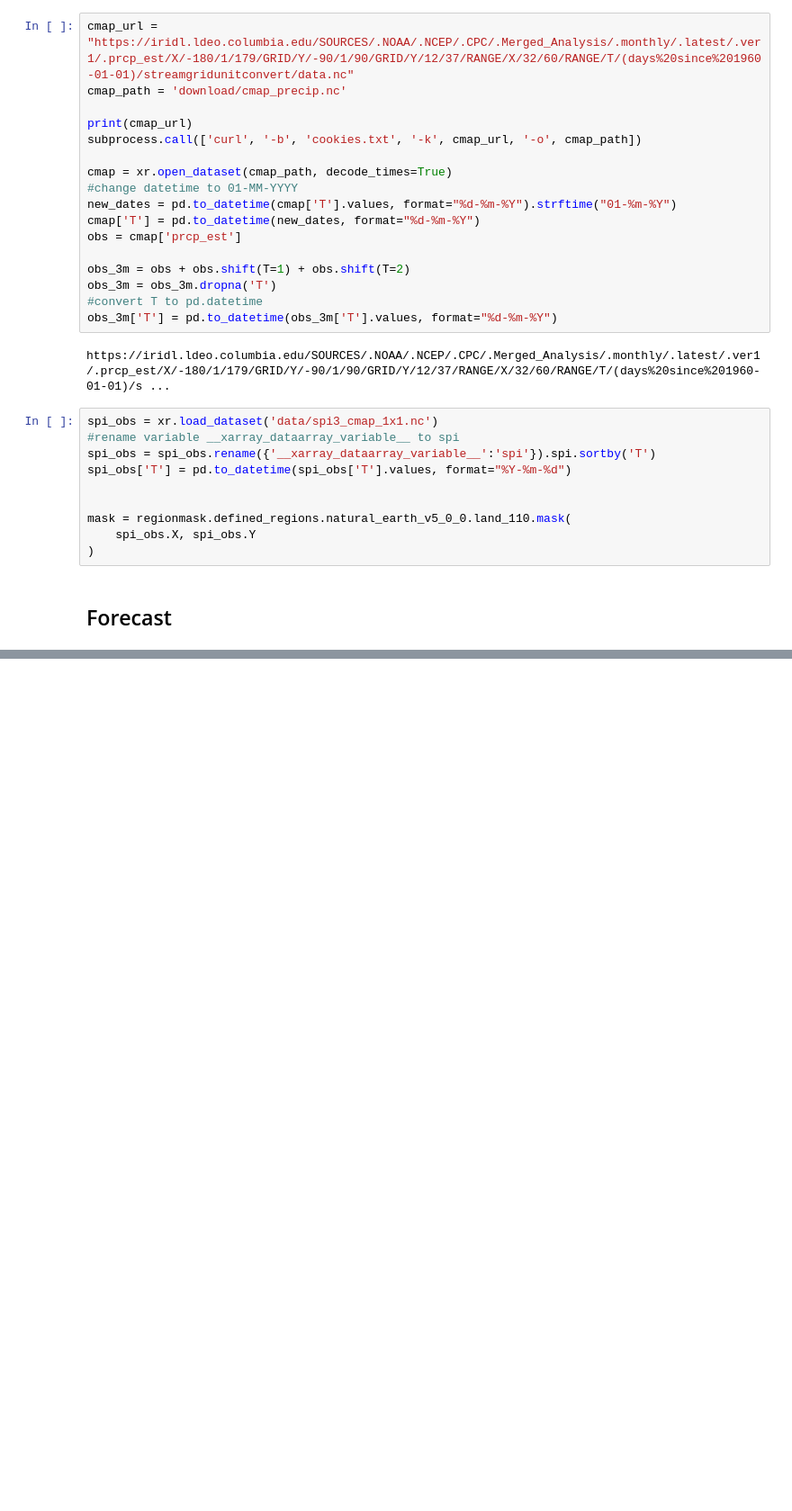
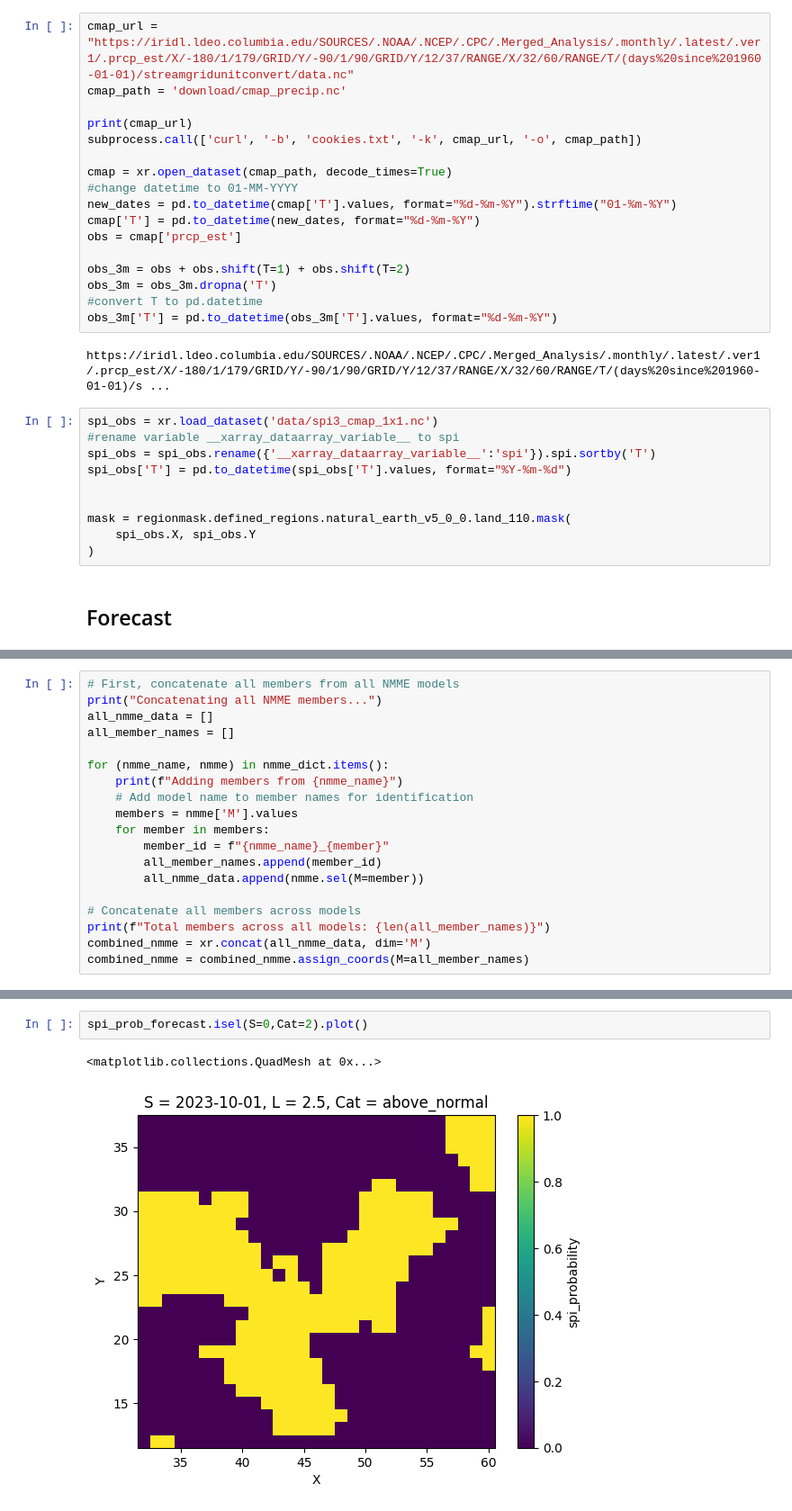
Before and after one commit to emileDesmaili/KAUSTgithub, a Jupyter notebook: SPI3_forecast_2324 PROBA.ipynb, the cells around one changed output, grey strips where cells are left out. Shown: that part at 90% size. Drawn from its saved outputs; the diff is of its cells as text; blank space fills up the shorter version.

```diff
--- a/SPI3_forecast_2324 PROBA.ipynb
+++ b/SPI3_forecast_2324 PROBA.ipynb
@@ -102,0 +100,19 @@ spi_fcast_dict = {'cfsv2': None, 'gfdlspear': None, 'cesm1': None, 'colaccsm4':
+# %%
+# First, concatenate all members from all NMME models
+print("Concatenating all NMME members...")
+all_nmme_data = []
+all_member_names = []
+
+for (nmme_name, nmme) in nmme_dict.items():
+    print(f"Adding members from {nmme_name}")
+    # Add model name to member names for identification
+    members = nmme['M'].values
+    for member in members:
+        member_id = f"{nmme_name}_{member}"
+        all_member_names.append(member_id)
+        all_nmme_data.append(nmme.sel(M=member))
+
+# Concatenate all members across models
+print(f"Total members across all models: {len(all_member_names)}")
+combined_nmme = xr.concat(all_nmme_data, dim='M')
+combined_nmme = combined_nmme.assign_coords(M=all_member_names)
@@ -343,0 +298,5 @@ Processing gfdlspear - Start: 2024-12-01T00:00:00.000000000, Lead: 1.5
+# %%
+spi_prob_forecast.isel(S=0,Cat=2).plot()
+# %% [output]
+<matplotlib.collections.QuadMesh at 0x...>
+[figure, added]
```
Also changed, not shown: parts of 10 cells of this notebook, 1 other file.
